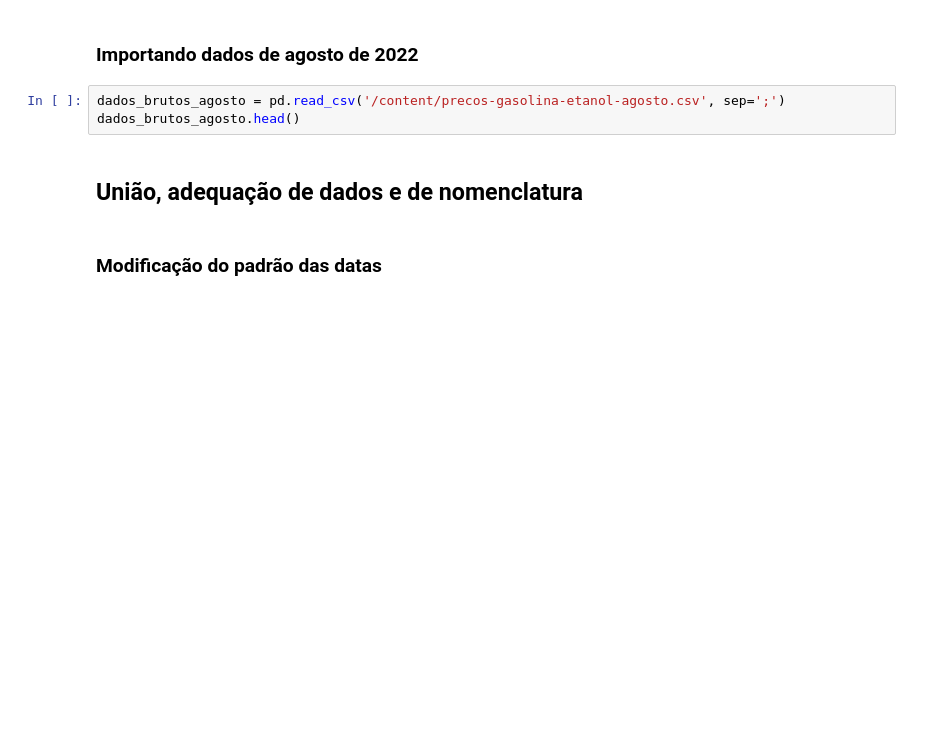
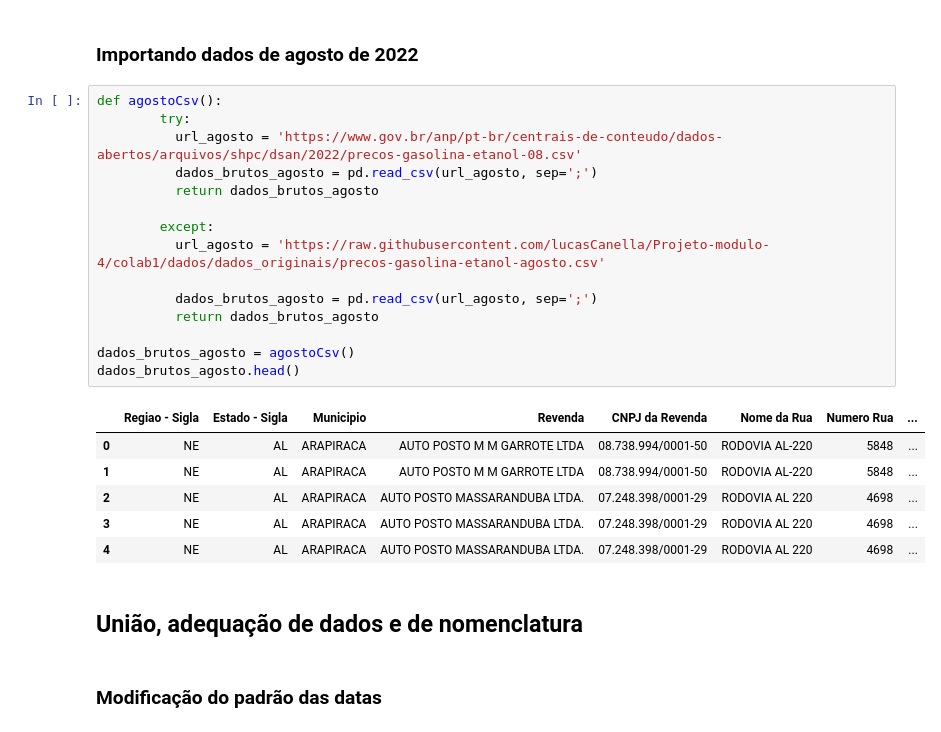
Before and after one commit to lucasCanella/Projeto-modulo-4, a Jupyter notebook: limpeza_adequacao_dados.ipynb, the cells around one changed output. Saved outputs shown, nothing was run; the diff lists cells and outputs as text; blank space fills up the shorter version.

```diff
--- a/limpeza_adequacao_dados.ipynb
+++ b/limpeza_adequacao_dados.ipynb
@@ -20,8 +36,27 @@ FileNotFoundError: ignored
 # %% [markdown]
 ### Importando dados de agosto de 2022
 # %%
-dados_brutos_agosto = pd.read_csv('/content/precos-gasolina-etanol-agosto.csv', sep=';')
+def agostoCsv():
+        try:
+          url_agosto = 'https://www.gov.br/anp/pt-br/centrais-de-conteudo/dados-abertos/arquivos/shpc/dsan/2022/precos-gasolina-etanol-08.csv'
+          dados_brutos_agosto = pd.read_csv(url_agosto, sep=';')
+          return dados_brutos_agosto
+
+        except:
+          url_agosto = 'https://raw.githubusercontent.com/lucasCanella/Projeto-modulo-4/colab1/dados/dados_originais/precos-gasolina-etanol-agosto.csv'
+
+          dados_brutos_agosto = pd.read_csv(url_agosto, sep=';')
+          return dados_brutos_agosto
+
+dados_brutos_agosto = agostoCsv()
 dados_brutos_agosto.head()
+# %% [output]
+|  | Regiao - Sigla | Estado - Sigla | Municipio | Revenda | CNPJ da Revenda | Nome da Rua | Numero Rua | ... |
+| 0 | NE | AL | ARAPIRACA | AUTO POSTO M M GARROTE LTDA | 08.738.994/0001-50 | RODOVIA AL-220 | 5848 | ... |
+| 1 | NE | AL | ARAPIRACA | AUTO POSTO M M GARROTE LTDA | 08.738.994/0001-50 | RODOVIA AL-220 | 5848 | ... |
+| 2 | NE | AL | ARAPIRACA | AUTO POSTO MASSARANDUBA LTDA. | 07.248.398/0001-29 | RODOVIA AL 220 | 4698 | ... |
+| 3 | NE | AL | ARAPIRACA | AUTO POSTO MASSARANDUBA LTDA. | 07.248.398/0001-29 | RODOVIA AL 220 | 4698 | ... |
+| 4 | NE | AL | ARAPIRACA | AUTO POSTO MASSARANDUBA LTDA. | 07.248.398/0001-29 | RODOVIA AL 220 | 4698 | ... |
 # %% [markdown]
 ## União, adequação de dados e de nomenclatura
 # %% [markdown]
```
Also changed, not shown: parts of 34 cells of this notebook, 1 other file.
